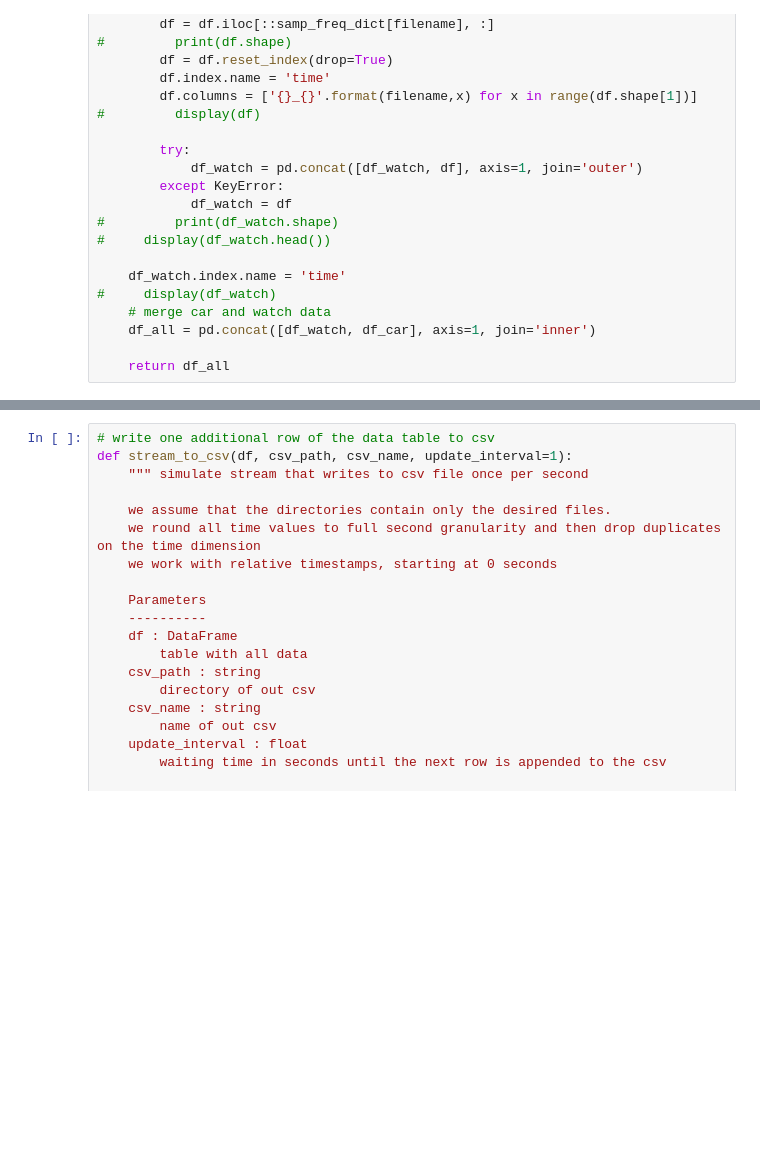
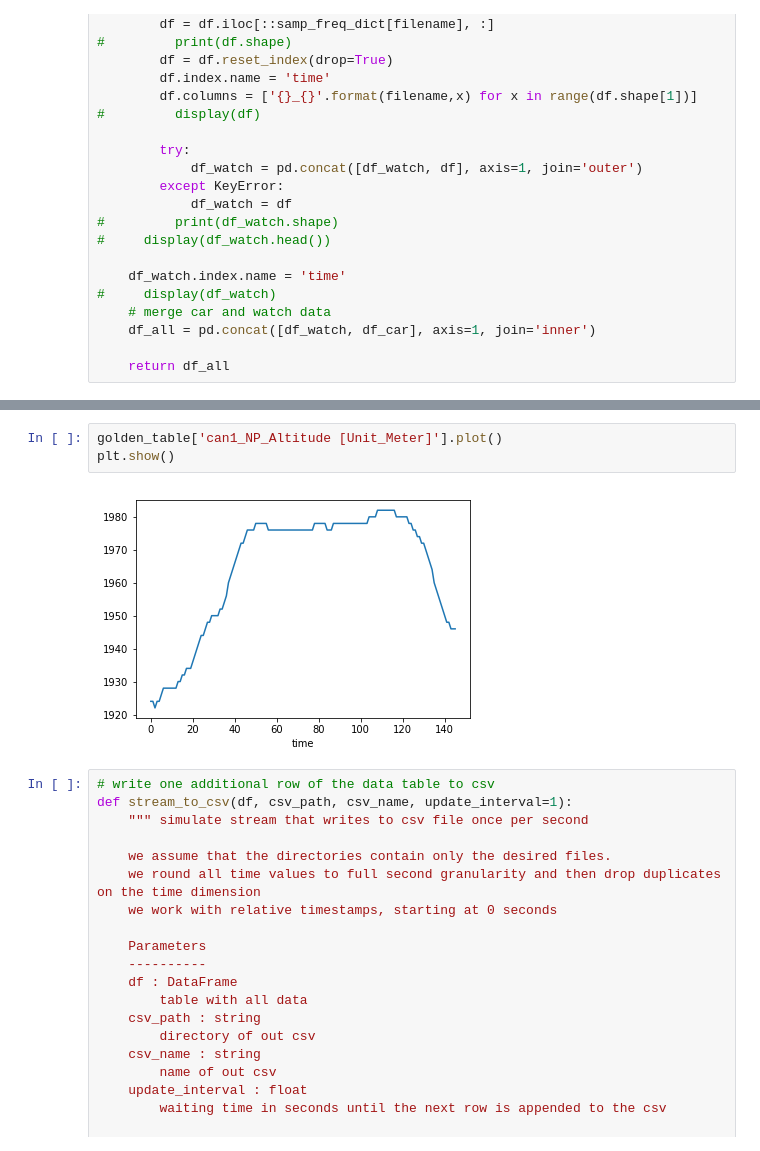
Before and after one commit to bentaculum/starthack19, a Jupyter notebook: notebooks/csv_processing.ipynb, the cells around one changed output, grey strips where cells are left out. Drawn from its saved outputs; the diff is of its cells as text; blank space fills up the shorter version.

```diff
--- a/notebooks/csv_processing.ipynb
+++ b/notebooks/csv_processing.ipynb
@@ -114,3 +143,8 @@ shape of golden table: (146, 58)
+# %%
+golden_table['can1_NP_Altitude [Unit_Meter]'].plot()
+plt.show()
+# %% [output]
+[figure, added]
 # %%
 # write one additional row of the data table to csv
 def stream_to_csv(df, csv_path, csv_name, update_interval=1):
```
Also changed, not shown: parts of 5 cells of this notebook, 1 other file.
